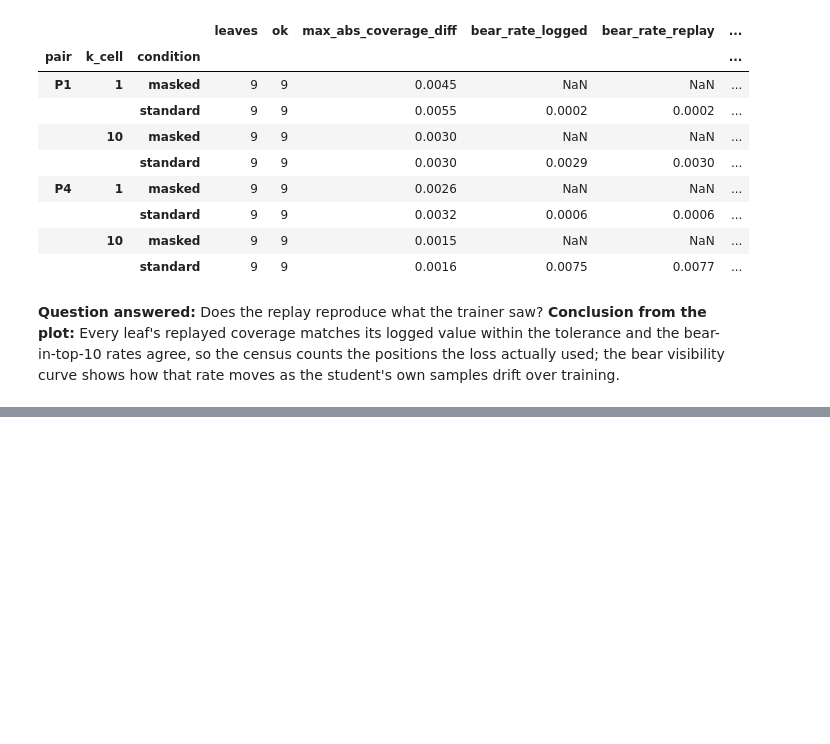
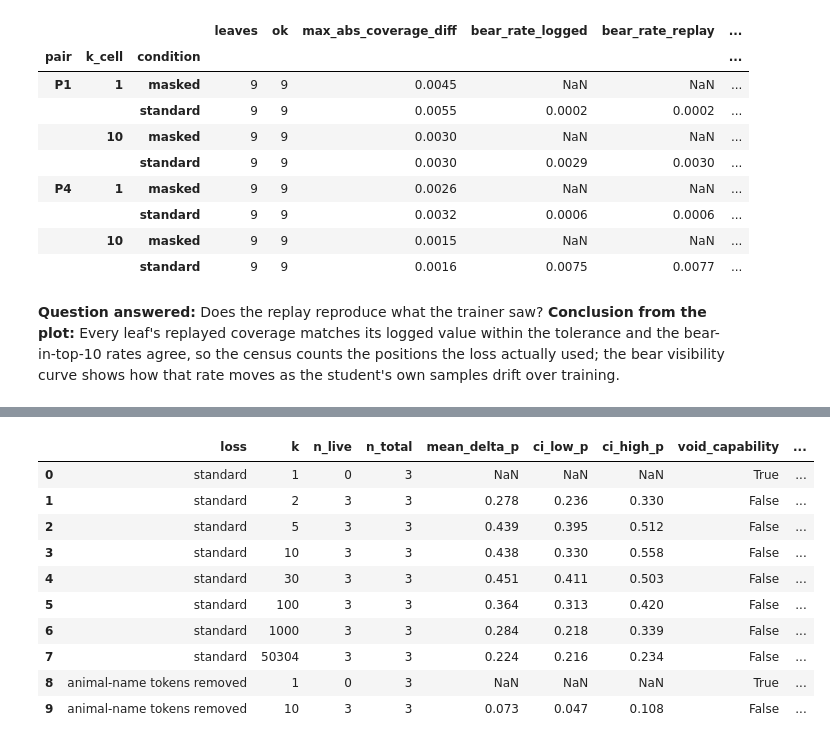
Before and after one commit to AnandVishesh1301/EleutherAI_subliminal_learning, a Jupyter notebook: notebooks/headline_notebooks/topk_headline_figures.ipynb, the cells around one changed output, grey strips where cells are left out. Cells and saved outputs as stored; diff of their text form; code cells hidden in the pictures; blank space fills up the shorter version.

```diff
--- a/notebooks/headline_notebooks/topk_headline_figures.ipynb
+++ b/notebooks/headline_notebooks/topk_headline_figures.ipynb
@@ -695,0 +736,83 @@ display(VALIDATION.groupby(["pair", "k_cell", "condition"]).agg(
+# %%
+SELF = "P3"
+SELF_KS = (10, 1)
+plt.rcParams.update({"pdf.fonttype": 42, "ps.fonttype": 42})  # TrueType, as the paper's other figures
+SELF_LADDER = LADDER.loc[LADDER["pair"].eq(SELF)].sort_values("k")
+SELF_MASKED = MASKED.loc[MASKED["pair"].eq(SELF)].sort_values("k")
+assert set(SELF_MASKED["k"]) == set(SELF_KS), SELF_MASKED["k"].tolist()
+assert SELF_LADDER["n_total"].eq(3).all() and SELF_MASKED["n_total"].eq(3).all()
+SCOPE = pd.concat([SELF_LADDER.assign(loss="standard"), SELF_MASKED.assign(loss="animal-name tokens removed")])
+print(f"SCOPE: {PAIR_LABEL[SELF]}, step 143,000 | standard K {SELF_LADDER['k'].map(k_tick).tolist()} | removed K {SELF_MASKED['k'].tolist()}")
+display(SCOPE[["loss", "k", "n_live", "n_total", "mean_delta_p", "ci_low_p", "ci_high_p", "void_capability",
+               "mean_delta_p_unq", "ci_low_p_unq", "ci_high_p_unq", "mean_ppl_ratio"]].round(3).reset_index(drop=True))
+
+
+def bar_stats(r: pd.Series, show_excluded: bool) -> tuple[float, float, float, bool] | None:
+    if not r["void_capability"]:
+        return r["mean_delta_p"], r["ci_low_p"], r["ci_high_p"], False
+    if show_excluded:
+        return r["mean_delta_p_unq"], r["ci_low_p_unq"], r["ci_high_p_unq"], True
+    return None
+
+
+def fig_self_transfer_and_mask(show_excluded: bool):
+    sub = SELF_LADDER.loc[~SELF_LADDER["void_capability"]]
+    bars = {(k, masked_arm): bar_stats(one(SELF_MASKED if masked_arm else SELF_LADDER, SELF, k), show_excluded)
+            for k in SELF_KS for masked_arm in (False, True)}
+    top = max([*sub["ci_high_p"], *(b[2] for b in bars.values() if b is not None)])
+    ylim = float(np.ceil((top + 0.2) * 10) / 10)  # headroom for the value labels under the legend
+    fig, (ax1, ax2) = plt.subplots(1, 2, figsize=(7.0, 3.35), gridspec_kw={"width_ratios": [1.35, 1]})
+    series(ax1, sub["k"], sub["mean_delta_p"], sub["ci_low_p"], sub["ci_high_p"], pair=SELF)
+    void = SELF_LADDER.loc[SELF_LADDER["void_capability"]]
+    if len(void):
+        ks = ", ".join(k_tick(k) for k in sorted(void["k"]))
+        ax1.text(0.02, 0.03, f"K = {ks} not shown: every student above 5× base perplexity",
+                 transform=ax1.transAxes, fontsize=6.3, color=INK2)
+    ax1.set_ylim(0, ylim)
+    ax1.set_ylabel(DELTA_LABEL)
+    k_axis(ax1, label=False)
+    ax1.set_xlabel("Teacher tokens kept per position, K (all = 50,304)")
+    width = 0.38
+    rows = []
+    for i, k in enumerate(SELF_KS):
+        if bars[(k, False)] is None and bars[(k, True)] is None:
+            ax2.text(i, 0.02, "excluded:\nevery student\nabove 5× base\nperplexity", ha="center", va="bottom",
+                     fontsize=6.3, color=INK2)
+        for offset, masked_arm in ((-width / 2, False), (width / 2, True)):
+            b = bars[(k, masked_arm)]
+            arm = "animal-name tokens removed" if masked_arm else "standard loss"
+            if b is None:
+                if bars[(k, not masked_arm)] is not None:
+                    ax2.text(i + offset, 0.012, "excl.", ha="center", va="bottom", fontsize=5.8, color=INK2)
+                rows.append({"K": k, "loss": arm, "Δ p(bear) [95 % CI]": "excluded (every student > 5× perplexity)"})
+                continue
+            m, lo, hi, excluded = b
+            color = lighten(PAIR_COLOR[SELF]) if masked_arm else PAIR_COLOR[SELF]
+            ax2.bar(i + offset, m, width=width - 0.03, zorder=2,
+                    color="white" if excluded else color, edgecolor=color if excluded else None,
+                    hatch="////" if excluded else None, linewidth=0.8 if excluded else 0)
+            ax2.errorbar(i + offset, m, yerr=[[m - lo], [hi - m]], fmt="none", ecolor=INK2, elinewidth=0.9, capsize=2, zorder=3)
+            ax2.text(i + offset, hi + 0.012, f"{m:.3f}", ha="center", va="bottom", fontsize=5.8)
+            rows.append({"K": k, "loss": arm, "Δ p(bear) [95 % CI]": ci_text(m, lo, hi) + (" (above 5× perplexity)" if excluded else "")})
+    ax2.set_xticks(range(len(SELF_KS)), [f"K={k}" for k in SELF_KS])
+    ax2.annotate(PAIR_LABEL[SELF], xy=((len(SELF_KS) - 1) / 2, 0), xycoords=("data", "axes fraction"),
+                 xytext=(0, -17), textcoords="offset points", ha="center", va="top", fontsize=7.5)
+    ax2.set_xlim(-0.6, len(SELF_KS) - 0.4)
+    ax2.set_ylim(0, ylim)
+    ax2.set_yticklabels([])
+    ax2.grid(axis="x", visible=False)
+    handles = [Patch(facecolor=INK2, label="standard loss"),
+               Patch(facecolor=lighten(INK2), label="animal-name tokens\nremoved from the loss")]
+    if any(b is not None and b[3] for b in bars.values()):
+        handles.append(Patch(facecolor="white", edgecolor=INK2, hatch="////",
+                             label="every student above 5×\nperplexity (excluded)"))
+    ax2.legend(handles=handles, loc="upper right", fontsize=6.8, handlelength=1.6)
+    handle = pair_handle(SELF)
+    handle.set_label(f"{PAIR_LABEL[SELF]} (Pythia, final checkpoint, step 143,000)")
+    fig.legend(handles=[handle], loc="upper center", ncol=1, fontsize=6.8,
+               handlelength=2.2, columnspacing=1.0, bbox_to_anchor=(0.5, 1.01))
+    for ax, tag in ((ax1, "(a)"), (ax2, "(b)")):
+        ax.text(0.0, 1.02, tag, transform=ax.transAxes, fontsize=8.5, fontweight="bold", ha="left", va="bottom")
+    fig.tight_layout(rect=(0, 0, 1, 0.93))
+    return fig, pd.DataFrame(rows)
+# %% [output]
@@ -695,0 +820,11 @@ display(VALIDATION.groupby(["pair", "k_cell", "condition"]).agg(
+|  | loss | k | n_live | n_total | mean_delta_p | ci_low_p | ci_high_p | void_capability | ... |
+| 0 | standard | 1 | 0 | 3 | NaN | NaN | NaN | True | ... |
+| 1 | standard | 2 | 3 | 3 | 0.278 | 0.236 | 0.330 | False | ... |
+| 2 | standard | 5 | 3 | 3 | 0.439 | 0.395 | 0.512 | False | ... |
+| 3 | standard | 10 | 3 | 3 | 0.438 | 0.330 | 0.558 | False | ... |
+| 4 | standard | 30 | 3 | 3 | 0.451 | 0.411 | 0.503 | False | ... |
+| 5 | standard | 100 | 3 | 3 | 0.364 | 0.313 | 0.420 | False | ... |
+| 6 | standard | 1000 | 3 | 3 | 0.284 | 0.218 | 0.339 | False | ... |
+| 7 | standard | 50304 | 3 | 3 | 0.224 | 0.216 | 0.234 | False | ... |
+| 8 | animal-name tokens removed | 1 | 0 | 3 | NaN | NaN | NaN | True | ... |
+| 9 | animal-name tokens removed | 10 | 3 | 3 | 0.073 | 0.047 | 0.108 | False | ... |
```
Also changed, not shown: parts of 27 cells of this notebook, 1 other file.
